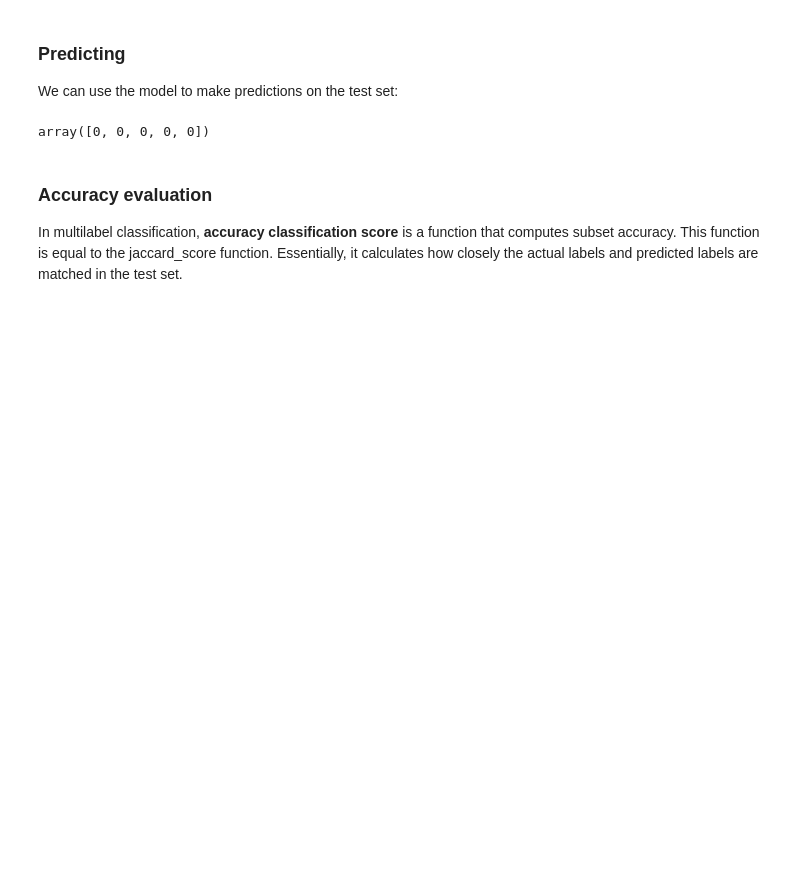
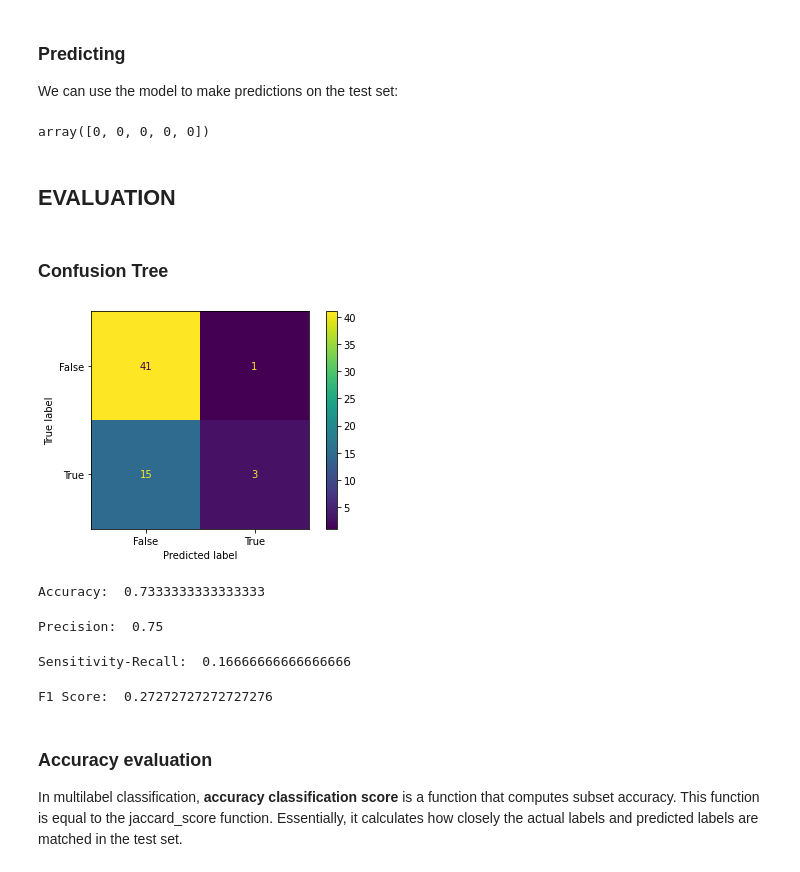
Before and after one commit to bayonlelukmansalami/bayonlelukmansalami, a Jupyter notebook: classification-of-heart-failure.ipynb, the cells around one changed output. Drawn from its saved outputs; the diff is of its cells as text; code cells hidden in the pictures; blank space fills up the shorter version.

```diff
--- a/classification-of-heart-failure.ipynb
+++ b/classification-of-heart-failure.ipynb
@@ -456,6 +458,42 @@ yhat = neigh.predict(X_test)
 yhat[0:5]
 # %% [output]
 array([0, 0, 0, 0, 0])
+# %% [markdown]
+## EVALUATION
+# %% [markdown]
+### Confusion Tree
+# %%
+confusion_matrix = metrics.confusion_matrix(y_test, yhat)
+# %%
+cm_display = metrics.ConfusionMatrixDisplay(confusion_matrix = confusion_matrix, display_labels = [False, True])
+cm_display.plot()
+plt.show()
+# %% [output]
+[figure, added]
+# %%
+## Accuracy
+Accuracy = metrics.accuracy_score(y_test, yhat)
+print("Accuracy: ", Accuracy)
+# %% [output]
+Accuracy:  0.7333333333333333
+# %%
+## Precision
+Precision = metrics.precision_score(y_test, yhat)
+print("Precision: ", Precision)
+# %% [output]
+Precision:  0.75
+# %%
+## Sensitivity
+Sensitivity = metrics.recall_score(y_test, yhat)
+print("Sensitivity-Recall: ", Sensitivity)
+# %% [output]
+Sensitivity-Recall:  0.16666666666666666
+# %%
+## F1 Score
+F1_Score = metrics.f1_score(y_test, yhat)
+print("F1 Score: ", F1_Score)
+# %% [output]
+F1 Score:  0.27272727272727276
 # %% [markdown]
 ### Accuracy evaluation
 
```
Also changed, not shown: parts of 3 cells of this notebook.
